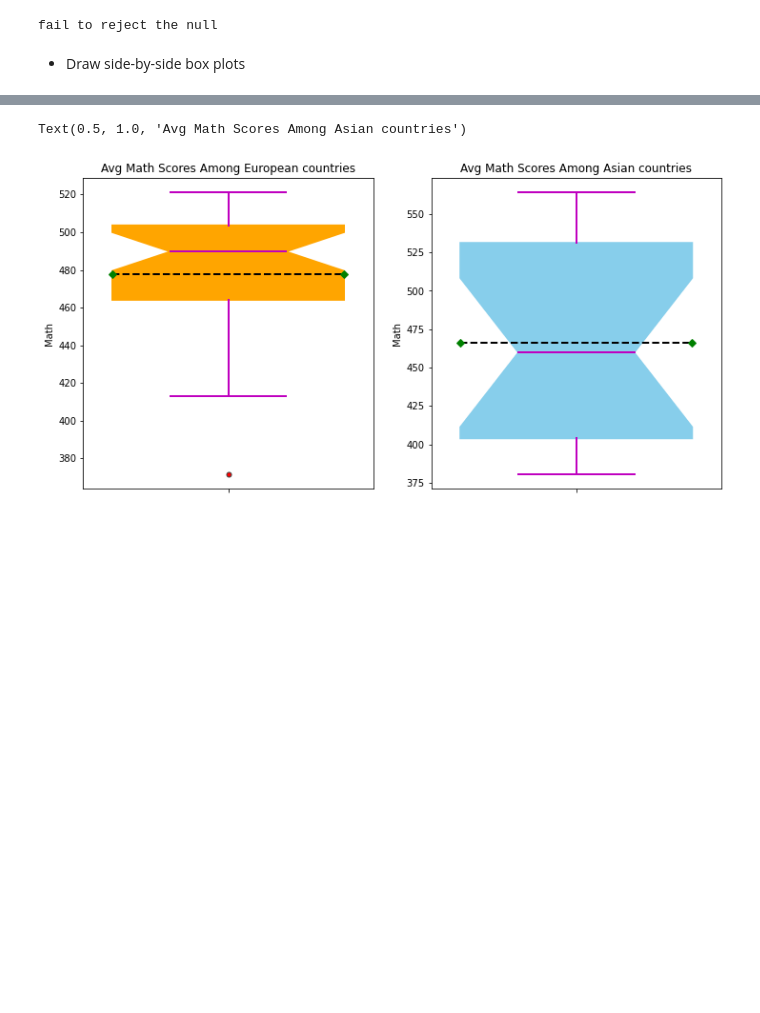
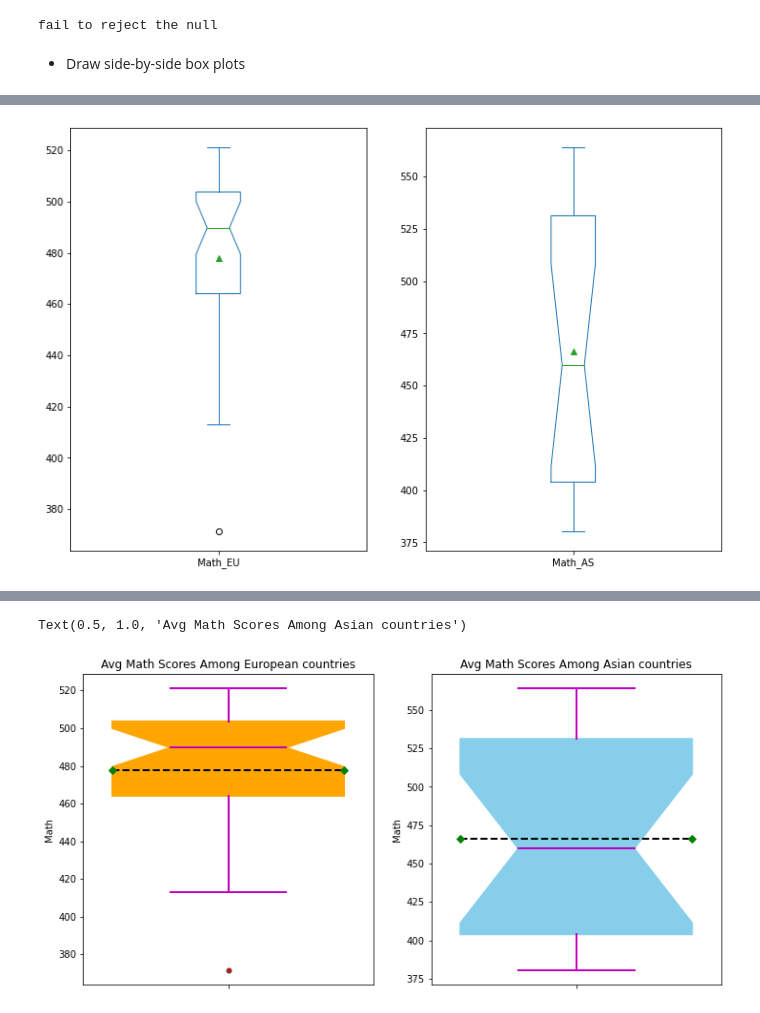
Before and after one commit to celik-muhammed/11-Python-Data-Statistics-Basics, a Jupyter notebook: 00-Assignments/StatwPy-Assignment-3-Hypothesis-Tests.ipynb, the cells around one changed output, grey strips where cells are left out. Drawn from its saved outputs; the diff is of its cells as text; code cells hidden in the pictures; blank space fills up the shorter version.

```diff
--- a/00-Assignments/StatwPy-Assignment-3-Hypothesis-Tests.ipynb
+++ b/00-Assignments/StatwPy-Assignment-3-Hypothesis-Tests.ipynb
@@ -306,3 +306,9 @@ else:
 fail to reject the null
 # %% [markdown]
 - Draw side-by-side box plots
+# %%
+df_num = pd.concat(
+    [df[df.Continent_Code == 'EU']["Math"].reset_index(drop=True),
+     df[df.Continent_Code == 'AS']["Math"].reset_index(drop=True)],
+    axis=1, keys=('Math_EU','Math_AS'))
+df_num
@@ -308,0 +333,4 @@ fail to reject the null
+# %%
+df_num.plot.box(subplots=True, layout=(1,2), vert=True, figsize=(12,8), showmeans=True, notch=True);
+# %% [output]
+[figure, added]
```
Also changed, not shown: parts of 5 cells of this notebook.
